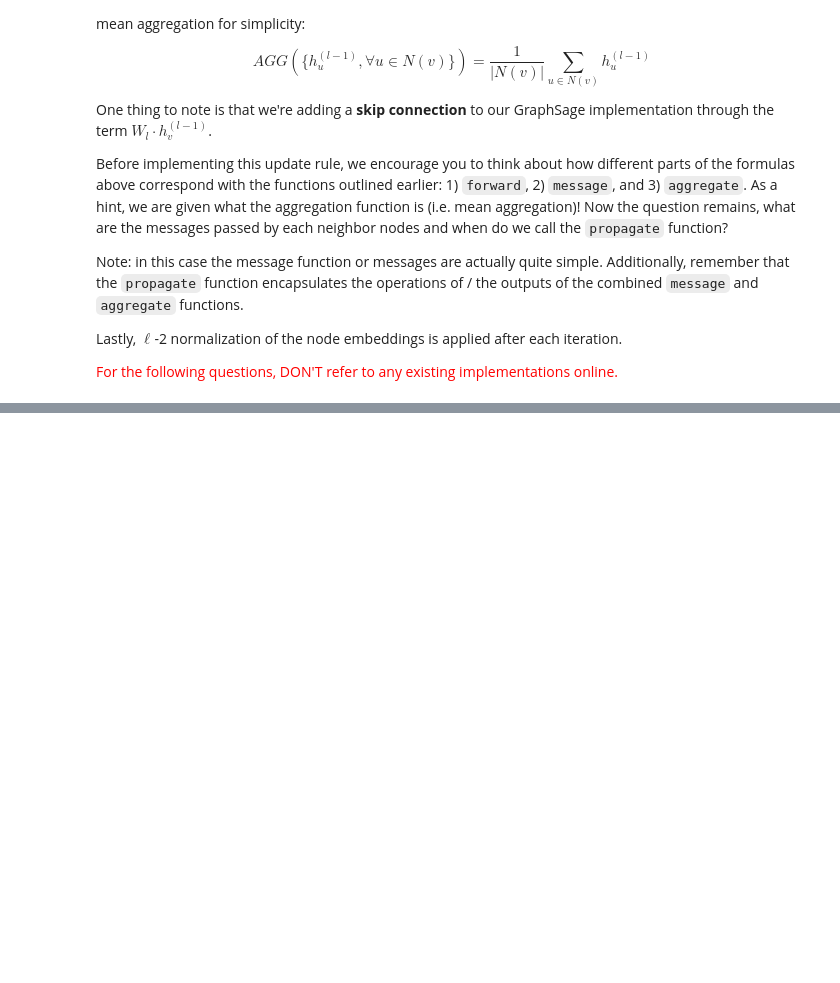
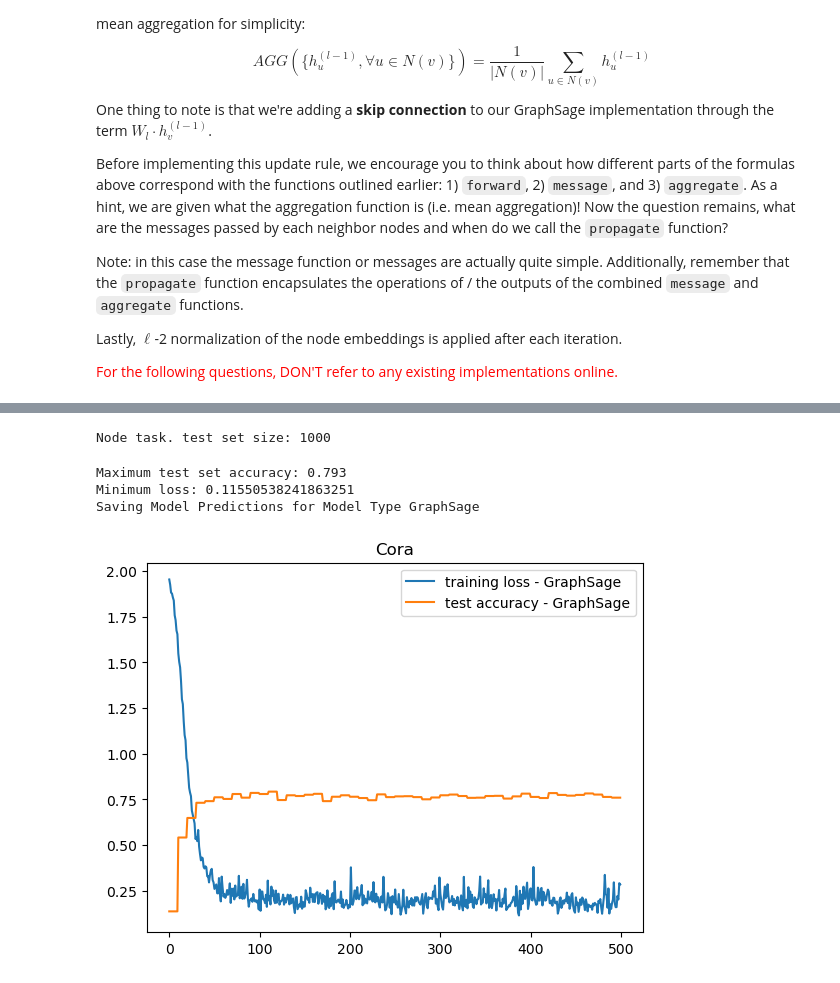
Before and after one commit to ChenpengZhang/CS224W_notes, a Jupyter notebook: colab3.ipynb, the cells around one changed output, grey strips where cells are left out. Saved outputs shown, nothing was run; the diff lists cells and outputs as text; code cells hidden in the pictures; blank space fills up the shorter version.

```diff
--- a/colab3.ipynb
+++ b/colab3.ipynb
@@ -283,0 +421,39 @@ class GraphSage(MessagePassing):
+# %%
+if 'IS_GRADESCOPE_ENV' not in os.environ:
+    for args in [
+        {'model_type': 'GraphSage', 'dataset': 'cora', 'num_layers': 2, 'heads': 1, 'batch_size': 32, 'hidden_dim': 32, 'dropout': 0.5, 'epochs': 500, 'opt': 'adam', 'opt_scheduler': 'none', 'opt_restart': 0, 'weight_decay': 5e-3, 'lr': 0.01},
+    ]:
+        args = objectview(args)
+        for model in ['GraphSage']:
+            args.model_type = model
+
+            # Match the dimension.
+            if model == 'GAT':
+              args.heads = 2
+            else:
+              args.heads = 1
+
+            if args.dataset == 'cora':
+                dataset = Planetoid(root='/tmp/cora', name='Cora')
+            else:
+                raise NotImplementedError("Unknown dataset")
+            test_accs, losses, best_model, best_acc, test_loader = train(dataset, args)
+
+            print("Maximum test set accuracy: {0}".format(max(test_accs)))
+            print("Minimum loss: {0}".format(min(losses)))
+
+            # Run test for our best model to save the predictions!
+            test(test_loader, best_model, is_validation=False, save_model_preds=True, model_type=model)
+            print()
+
+            plt.title(dataset.name)
+            plt.plot(losses, label="training loss" + " - " + args.model_type)
+            plt.plot(test_accs, label="test accuracy" + " - " + args.model_type)
+        plt.legend()
+        plt.show()
+# %% [output]
+Node task. test set size: 1000
+Maximum test set accuracy: 0.793
+Minimum loss: 0.11550538241863251
+Saving Model Predictions for Model Type GraphSage
+[figure, added]
```
Also changed, not shown: parts of 6 cells of this notebook, 3 other files.
